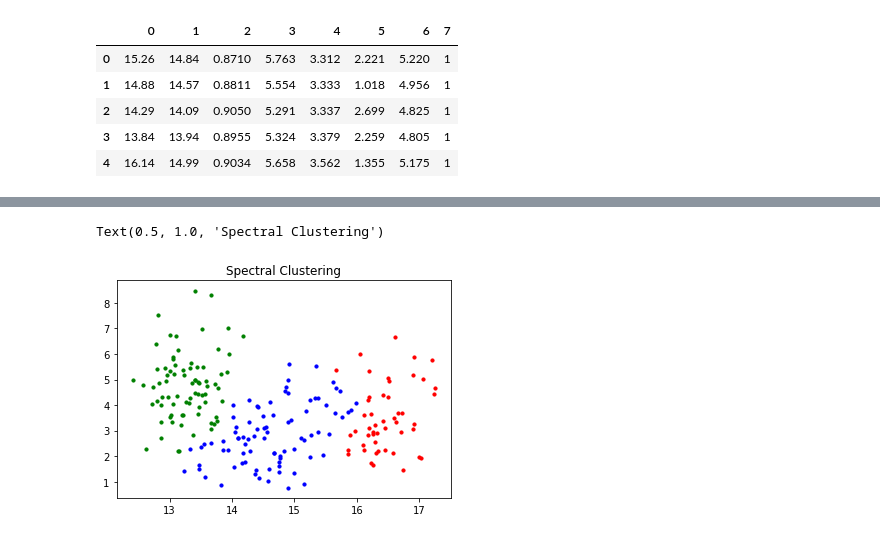
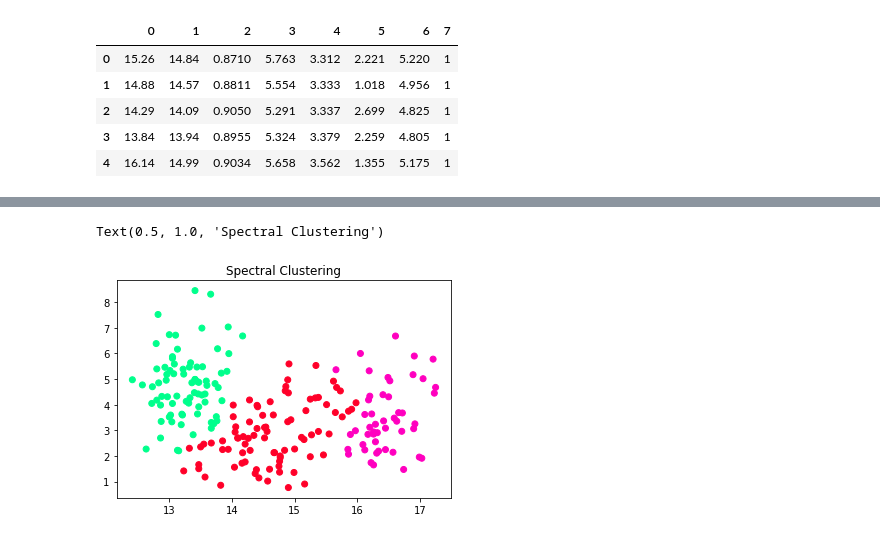
Before and after one commit to quanghoan/k-means-and-spectral-clustering, a Jupyter notebook: seeds.ipynb, the cells around one changed output, grey strips where cells are left out. Saved outputs shown, nothing was run; the diff lists cells and outputs as text; code cells hidden in the pictures.

```diff
--- a/seeds.ipynb
+++ b/seeds.ipynb
@@ -45,17 +43,10 @@ Text(0.5, 1.0, 'K-means clustering')
 # %%
+model_spectral = SpectralClustering(n_clusters=3, affinity='nearest_neighbors',assign_labels='kmeans')
 
-
-model = SpectralClustering(n_clusters=3, affinity='nearest_neighbors',assign_labels='kmeans')
-
-model = model.fit_predict(x)
-# fig, ax = plt.subplots(figsize=(9,7))
-# ax.set_title('Spectral clustering', fontsize=18, fontweight='demi')
-# plt.scatter(x[:, 1], x[:, 5], c=model, s=10)
+model_spectral.fit_predict(x)
+spectral_labels = model_spectral.labels_
+plt.scatter(x[:,1], x[:,5], cmap='gist_rainbow', c=spectral_labels )
+plt.title("Spectral Clustering")
+# %% [output]
+Text(0.5, 1.0, 'Spectral Clustering')
+[figure, added]
-# %%
-plt.scatter(x[model == 0, 1], x[model == 0, 5], s = 10, c = 'blue')
-plt.scatter(x[model == 1, 1], x[model == 1, 5], s = 10, c = 'green')
-plt.scatter(x[model == 2, 1], x[model == 2, 5], s = 10, c = 'red')
-plt.title("Spectral Clustering")
-# %% [output]
-Text(0.5, 1.0, 'Spectral Clustering')
-[figure, removed]
```
Also changed, not shown: parts of 5 cells of this notebook, 3 other files.
